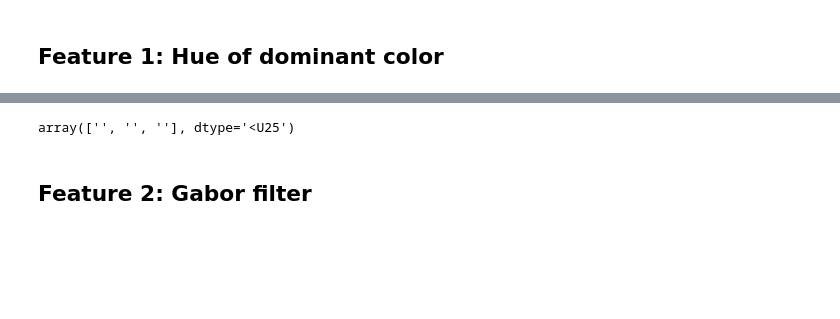
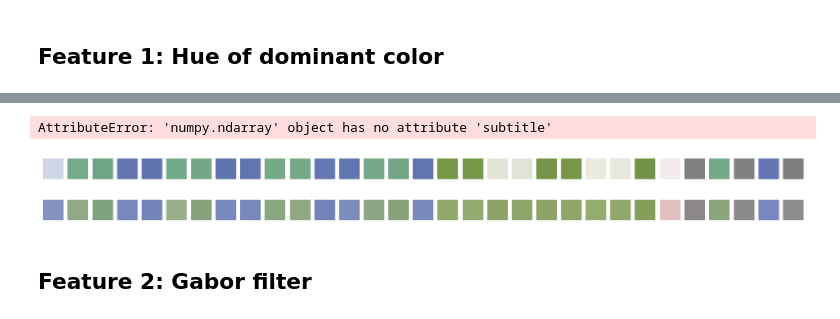
Before and after one commit to sirogosig/EE-451_code, a Jupyter notebook: project/feature_extraction_and_clustering.ipynb, the cells around one changed output, grey strips where cells are left out. Saved outputs shown, nothing was run; the diff lists cells and outputs as text; code cells hidden in the pictures; blank space fills up the shorter version.

Commit message:
Average color and less gabors in descriptors

```diff
--- a/project/feature_extraction_and_clustering.ipynb
+++ b/project/feature_extraction_and_clustering.ipynb
@@ -64,7 +28,31 @@ ValueError: zero-dimensional arrays cannot be concatenated
-# %%
-feature_vector
-# %% [output]
-array(['', '', ''], dtype='<U25')
+# %%
+from customColorthief import ColorThiefCustom
+
+fig, axes = plt.subplots(2, len(imgpaths), figsize=(20, 2))
+
+for i, image in enumerate(images):
+    color_thief = ColorThiefCustom(image)
+    dominant_color = np.uint8(list(color_thief.get_color(2))).reshape((1,1,3))
+
+    average_color = np.uint8(np.mean(np.mean(image,axis=0), axis=0))
+
+    dominant_color_img = np.tile(dominant_color, (128,128,1))
+    mean_color_img = np.tile(average_color, (128,128,1))
+
+    axes[0][i].imshow(dominant_color_img)
+    axes[0][i].axis("off")
+
+    axes[1][i].imshow(mean_color_img)
+    axes[1][i].axis("off")
+
+axes[0].subtitle('Dominant color in image')
+axes[1].subtitle('Average color in image')
+
+plt.title('Dominant color in image')
+plt.show()
+# %% [output]
+AttributeError: 'numpy.ndarray' object has no attribute 'subtitle'
+[figure, added]
 # %% [markdown]
 ## Feature 2: Gabor filter
 # %%
```
Also changed, not shown: parts of 8 cells of this notebook.
